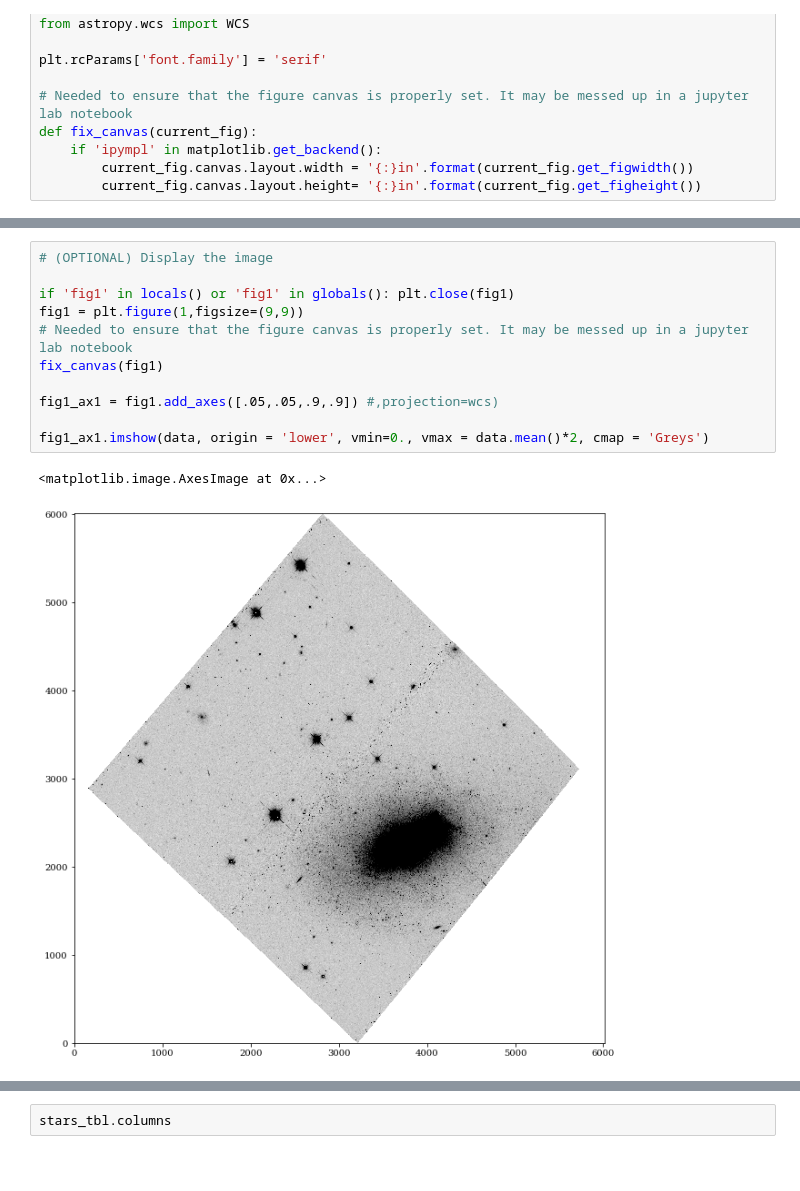
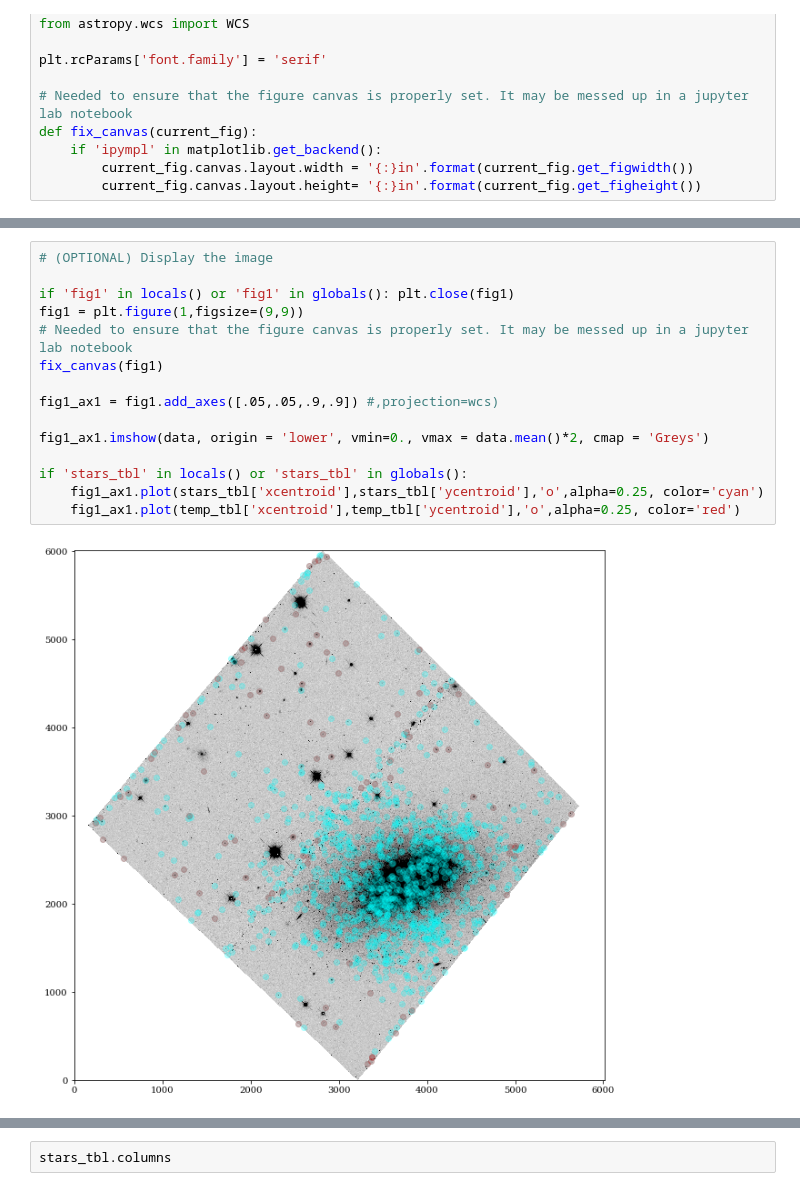
Before and after one commit to iskren-y-g/SB, a Jupyter notebook: psf_phot.ipynb, the cells around one changed output, grey strips where cells are left out. Drawn from its saved outputs; the diff is of its cells as text; blank space fills up the shorter version.

```diff
--- a/psf_phot.ipynb
+++ b/psf_phot.ipynb
@@ -80,17 +58,20 @@ min=-11.06, max=73307.45
 # %%
 # (OPTIONAL) Display the image
 
 if 'fig1' in locals() or 'fig1' in globals(): plt.close(fig1)
 fig1 = plt.figure(1,figsize=(9,9))
 # Needed to ensure that the figure canvas is properly set. It may be messed up in a jupyter lab notebook
 fix_canvas(fig1)
 
 fig1_ax1 = fig1.add_axes([.05,.05,.9,.9]) #,projection=wcs)
 
 fig1_ax1.imshow(data, origin = 'lower', vmin=0., vmax = data.mean()*2, cmap = 'Greys')
+
+if 'stars_tbl' in locals() or 'stars_tbl' in globals():
+    fig1_ax1.plot(stars_tbl['xcentroid'],stars_tbl['ycentroid'],'o',alpha=0.25, color='cyan')
+    fig1_ax1.plot(temp_tbl['xcentroid'],temp_tbl['ycentroid'],'o',alpha=0.25, color='red')
 # %% [output]
-<matplotlib.image.AxesImage at 0x...>
-[figure, old version]
+[figure, new version]
 # %%
 # Find stars in the image
 
```
Also changed, not shown: parts of 19 cells of this notebook.
